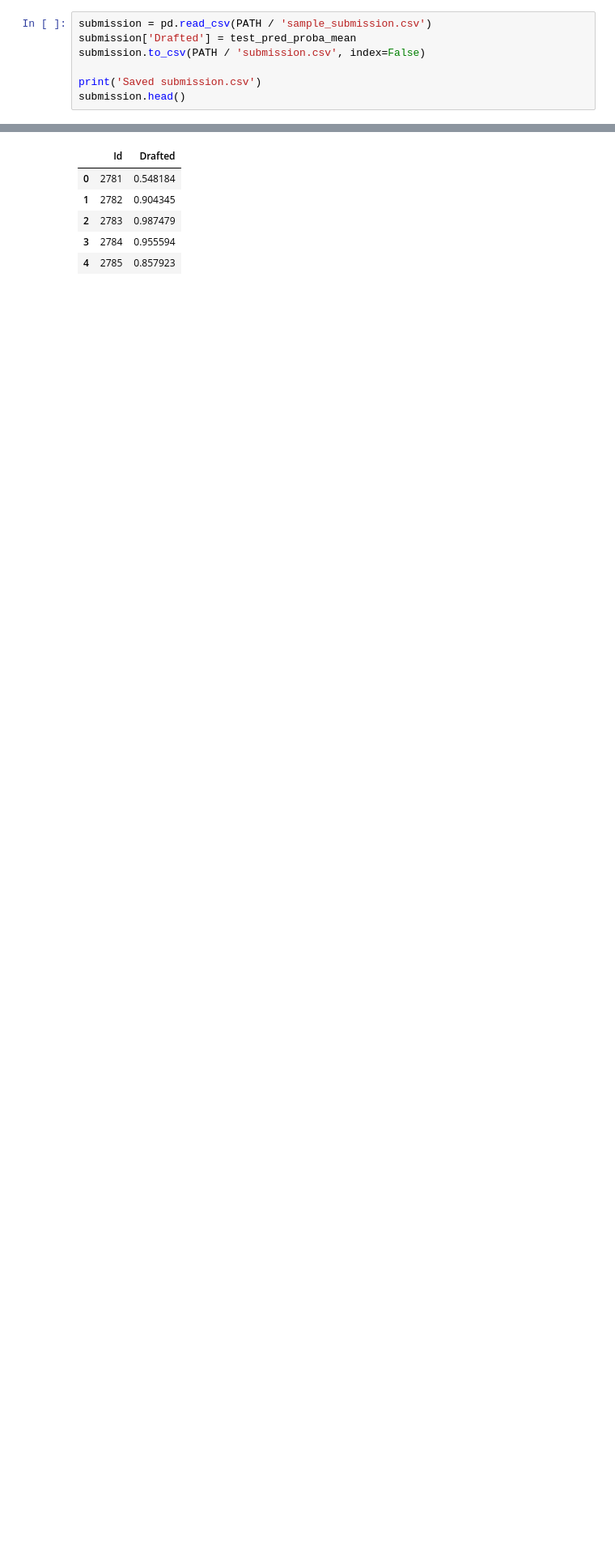
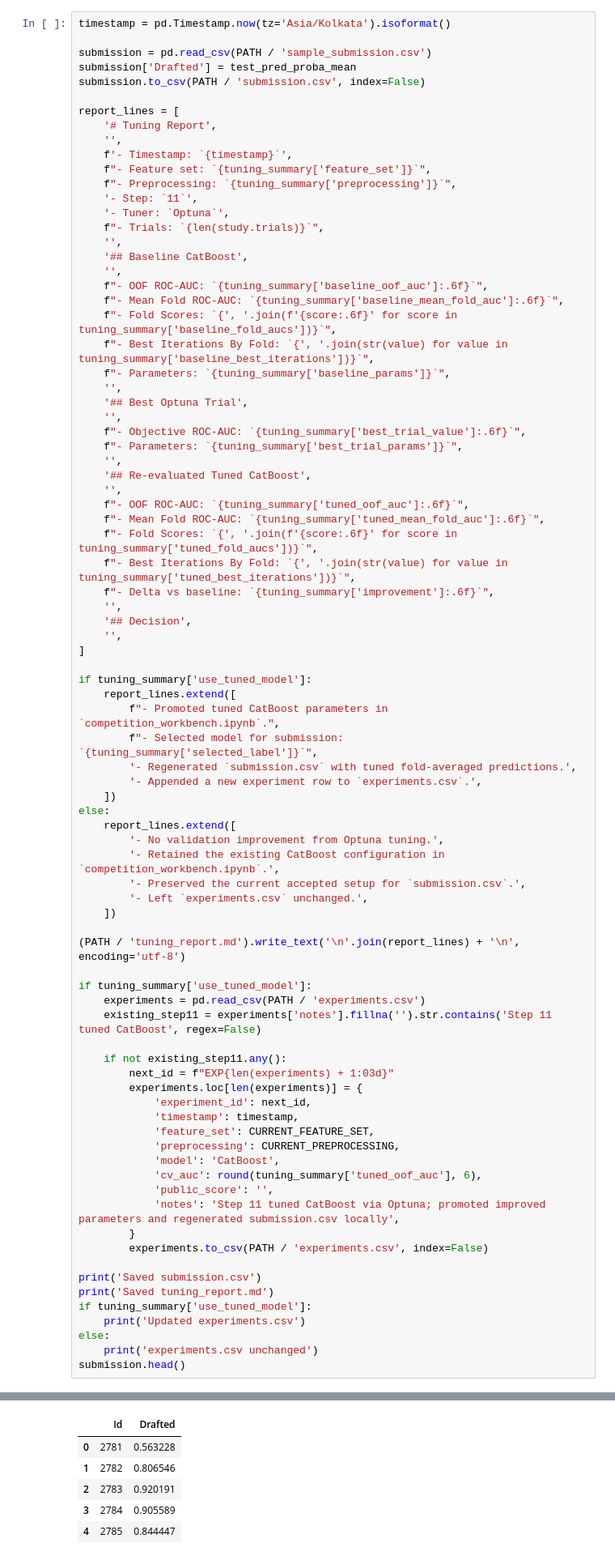
Before and after one commit to koushik0004/omnicampus-competition, a Jupyter notebook: competition_workbench.ipynb, the cells around one changed output, grey strips where cells are left out. Shown at 81% size. Drawn from its saved outputs; the diff is of its cells as text; blank space fills up the shorter version.

```diff
--- a/competition_workbench.ipynb
+++ b/competition_workbench.ipynb
@@ -405,9 +433,86 @@ plt.show()
 # %%
+timestamp = pd.Timestamp.now(tz='Asia/Kolkata').isoformat()
+
 submission = pd.read_csv(PATH / 'sample_submission.csv')
 submission['Drafted'] = test_pred_proba_mean
 submission.to_csv(PATH / 'submission.csv', index=False)
 
+report_lines = [
+    '# Tuning Report',
+    '',
+    f'- Timestamp: `{timestamp}`',
+    f"- Feature set: `{tuning_summary['feature_set']}`",
+    f"- Preprocessing: `{tuning_summary['preprocessing']}`",
+    '- Step: `11`',
+    '- Tuner: `Optuna`',
+    f"- Trials: `{len(study.trials)}`",
+    '',
+    '## Baseline CatBoost',
+    '',
+    f"- OOF ROC-AUC: `{tuning_summary['baseline_oof_auc']:.6f}`",
+    f"- Mean Fold ROC-AUC: `{tuning_summary['baseline_mean_fold_auc']:.6f}`",
+    f"- Fold Scores: `{', '.join(f'{score:.6f}' for score in tuning_summary['baseline_fold_aucs'])}`",
+    f"- Best Iterations By Fold: `{', '.join(str(value) for value in tuning_summary['baseline_best_iterations'])}`",
+    f"- Parameters: `{tuning_summary['baseline_params']}`",
+    '',
+    '## Best Optuna Trial',
+    '',
+    f"- Objective ROC-AUC: `{tuning_summary['best_trial_value']:.6f}`",
+    f"- Parameters: `{tuning_summary['best_trial_params']}`",
+    '',
+    '## Re-evaluated Tuned CatBoost',
+    '',
+    f"- OOF ROC-AUC: `{tuning_summary['tuned_oof_auc']:.6f}`",
+    f"- Mean Fold ROC-AUC: `{tuning_summary['tuned_mean_fold_auc']:.6f}`",
+    f"- Fold Scores: `{', '.join(f'{score:.6f}' for score in tuning_summary['tuned_fold_aucs'])}`",
+    f"- Best Iterations By Fold: `{', '.join(str(value) for value in tuning_summary['tuned_best_iterations'])}`",
+    f"- Delta vs baseline: `{tuning_summary['improvement']:.6f}`",
+    '',
+    '## Decision',
+    '',
+]
+
+if tuning_summary['use_tuned_model']:
+    report_lines.extend([
+        f"- Promoted tuned CatBoost parameters in `competition_workbench.ipynb`.",
+        f"- Selected model for submission: `{tuning_summary['selected_label']}`",
+        '- Regenerated `submission.csv` with tuned fold-averaged predictions.',
+        '- Appended a new experiment row to `experiments.csv`.',
+    ])
+else:
+    report_lines.extend([
+        '- No validation improvement from Optuna tuning.',
+        '- Retained the existing CatBoost configuration in `competition_workbench.ipynb`.',
+        '- Preserved the current accepted setup for `submission.csv`.',
+        '- Left `experiments.csv` unchanged.',
+    ])
+
+(PATH / 'tuning_report.md').write_text('\n'.join(report_lines) + '\n', encoding='utf-8')
+
+if tuning_summary['use_tuned_model']:
+    experiments = pd.read_csv(PATH / 'experiments.csv')
+    existing_step11 = experiments['notes'].fillna('').str.contains('Step 11 tuned CatBoost', regex=False)
+
+    if not existing_step11.any():
+        next_id = f"EXP{len(experiments) + 1:03d}"
+        experiments.loc[len(experiments)] = {
+            'experiment_id': next_id,
+            'timestamp': timestamp,
+            'feature_set': CURRENT_FEATURE_SET,
+            'preprocessing': CURRENT_PREPROCESSING,
+            'model': 'CatBoost',
+            'cv_auc': round(tuning_summary['tuned_oof_auc'], 6),
+            'public_score': '',
+            'notes': 'Step 11 tuned CatBoost via Optuna; promoted improved parameters and regenerated submission.csv locally',
+        }
+        experiments.to_csv(PATH / 'experiments.csv', index=False)
+
 print('Saved submission.csv')
+print('Saved tuning_report.md')
+if tuning_summary['use_tuned_model']:
+    print('Updated experiments.csv')
+else:
+    print('experiments.csv unchanged')
 submission.head()
 # %% [output]
 Saved submission.csv
@@ -414,9 +521,9 @@ Saved submission.csv
 |  | Id | Drafted |
-| 0 | 2781 | 0.548184 |
-| 1 | 2782 | 0.904345 |
-| 2 | 2783 | 0.987479 |
-| 3 | 2784 | 0.955594 |
-| 4 | 2785 | 0.857923 |
+| 0 | 2781 | 0.563228 |
+| 1 | 2782 | 0.806546 |
+| 2 | 2783 | 0.920191 |
+| 3 | 2784 | 0.905589 |
+| 4 | 2785 | 0.844447 |
 # %% [markdown]
 ## 9. Experiment Sections
 # %% [markdown]
```
Also changed, not shown: parts of 6 cells of this notebook, 3 other files.
